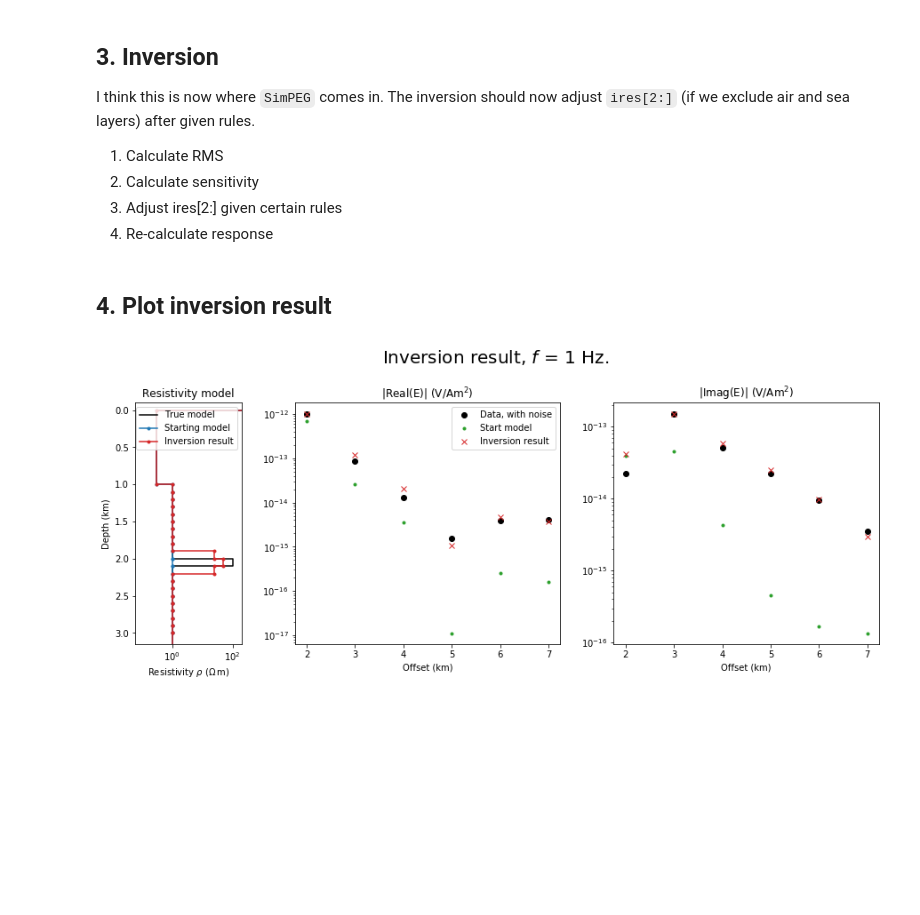
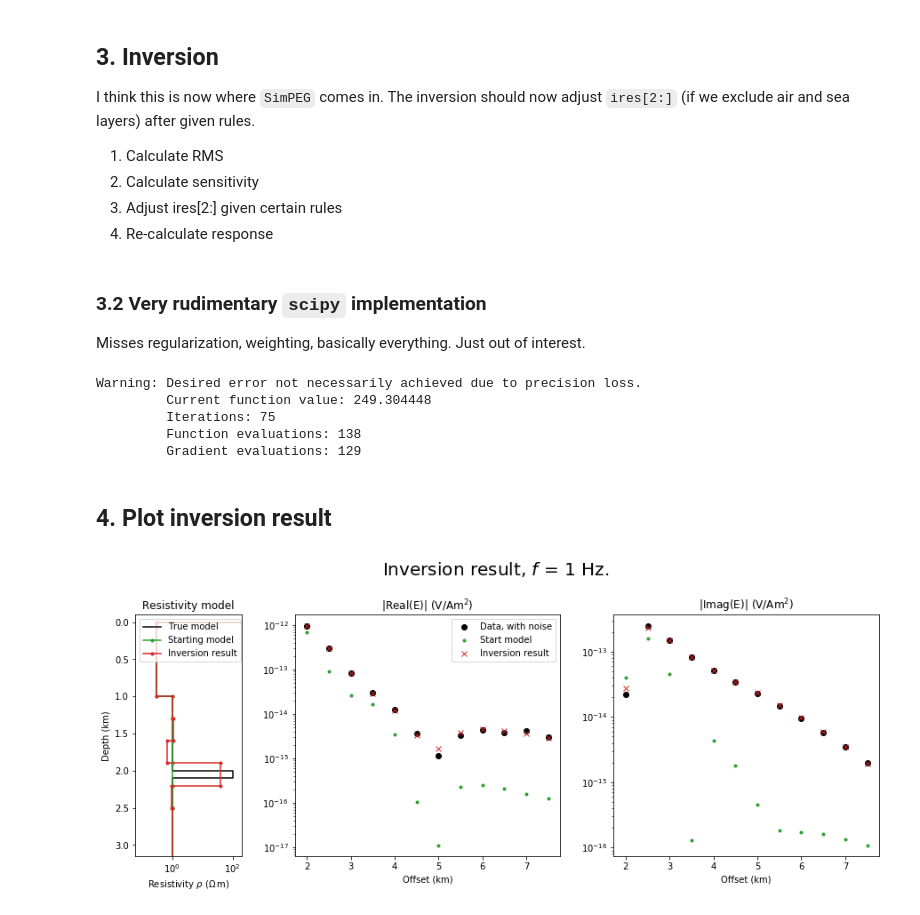
Before and after one commit to opengeophysics/scratchpad, a Jupyter notebook: FirstTest.ipynb, the cells around one changed output. Drawn from its saved outputs; the diff is of its cells as text; code cells hidden in the pictures; blank space fills up the shorter version.

Commit message:
Added scipy.optimize.fmin_bfgs

```diff
--- a/FirstTest.ipynb
+++ b/FirstTest.ipynb
@@ -209,3 +215,53 @@ inv = calc_fm(ires)         # Re-calculate
+# %% [markdown]
+### 3.2 Very rudimentary `scipy` implementation
+
+Misses regularization, weighting, basically everything. Just out of interest.
+# %%
+def cost_fct(invres, dat):
+    """Cost function, very crude implementation."""
+    # Calculate eta (isotropic); first three and last layers fixed
+    eta = np.atleast_2d(1/np.r_[2e14, 0.3, 1, 10**invres, 1] + 2j*np.pi*freq*epsilon_0)
+
+    # Calculate result
+    out, _, _ = empymod.model.fem(etaH=eta, etaV=eta, **fixed_params, **settings)
+    out = np.squeeze(out)
+
+    # Very crude minimization function, no weighting whatsoever; assuming 1 % data error
+    out = np.sum(((np.real(dat)-np.real(out))**2 + (np.imag(dat)-np.imag(out))**2)/np.abs(dat*.01)**2)
+
+    return out
+
+
+def dcost_fct(invres, dat):
+    """Calculate gradient of the cost function, very basic implementation too."""
+
+    resdiff = 1e-3  # Difference to calculate gradient
+
+    # Pre-allocate
+    out = np.zeros(invres.shape)
+
+    # Loop over free layers
+    for i, val in enumerate(invres):
+        pres = dc(invres)
+        mres = dc(invres)
+        pres[i] = val + resdiff
+        mres[i] = val - resdiff
+        out[i] = (cost_fct(pres, dat) - cost_fct(mres, dat))/(2*resdiff)
+
+    return out
+
+# Try BFGS; first three and last layers fixed
+ires = 10**optimize.fmin_bfgs(cost_fct, np.log10(sres[3:-1]), dcost_fct, (datan,))
+
+# Calculate final model
+ires = np.r_[2e14, 0.3, 1, ires, 1]
+inv = calc_fm(ires)
+# %% [output]
+Warning: Desired error not necessarily achieved due to precision loss.
+         Current function value: 249.304448
+         Iterations: 75
+         Function evaluations: 138
+         Gradient evaluations: 129
 # %% [markdown]
 ## 4. Plot inversion result
 # %%
@@ -225,36 +281,36 @@ plt.suptitle('Inversion result, $f$ = '+str(freq)+' Hz.', y=1.05, fontsize=20)
 # Plot Resistivities
 plt.subplot(151)
 plt.title('Resistivity model')
 plt.plot(pres, pdepth/1000, 'k', label='True model')
-plt.plot(spres, ipdepth/1000, 'C0.-', label='Starting model')
+plt.plot(spres, ipdepth/1000, 'C2.-', label='Starting model')
 plt.plot(ipres, ipdepth/1000, 'C3.-', label='Inversion result')
 plt.xscale('log')
 plt.xlim([.2*np.array(res).min(), 2*np.array(res)[1:].max()])
 plt.ylim([1.5*depth[-1]/1000, -0.1])
-plt.legend()
+plt.legend(loc=2)
 plt.ylabel('Depth (km)')
 plt.xlabel(r'Resistivity $\rho\ (\Omega\,\rm{m})$')
 
 # Plot Amplitude
 plt.subplot2grid((1, 5), (0, 1), colspan=2)
 plt.title(r'|Real(E)| (V/Am$^2$)')
 plt.semilogy(x/1000, np.abs(datan.real), 'ko', label='Data, with noise')
 plt.semilogy(x/1000, np.abs(startm.real), 'C2.', label='Start model')
 plt.semilogy(x/1000, np.abs(inv.real), 'C3x', label='Inversion result')
 plt.legend(loc='best')
 plt.xlabel('Offset (km)')
 
 # Plot Phase
 plt.subplot2grid((1, 5), (0, 3), colspan=2)
 plt.title(r'|Imag(E)| (V/Am$^2$)')
 plt.semilogy(x/1000, np.abs(datan.imag), 'ko', label='Data, with noise')
 plt.semilogy(x/1000, np.abs(startm.imag), 'C2.', label='Start model')
 plt.semilogy(x/1000, np.abs(inv.imag), 'C3x', label='Inversion result')
 plt.xlabel('Offset (km)')
 
 plt.show()
 # %% [output]
-[figure, old version]
+[figure, new version]
 # %%
 import printinfo
 printinfo.info()
```
Also changed, not shown: parts of 6 cells of this notebook.
